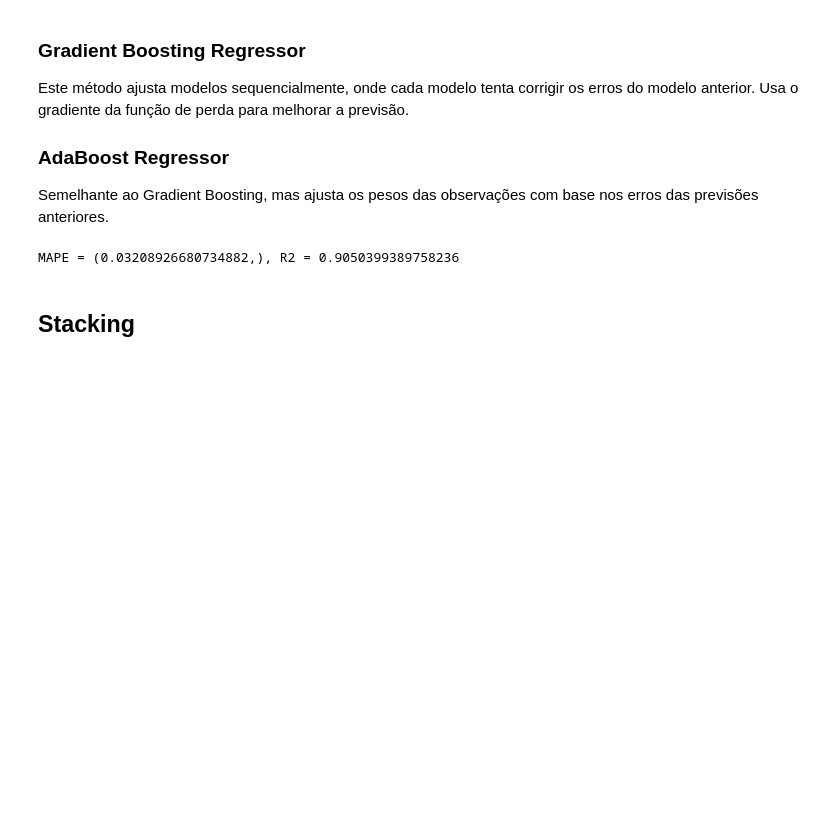
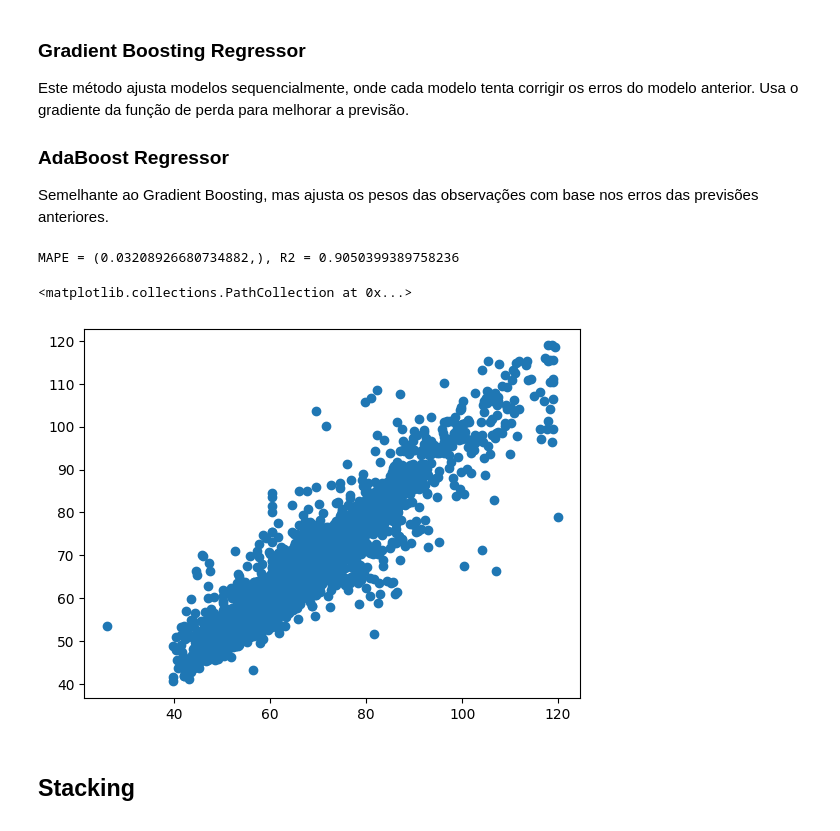
Before and after one commit to leandroneckel/aulas_data_science, a Jupyter notebook: Notebooks/Unidade 4/04_ensemble_methods.ipynb, the cells around one changed output. Drawn from its saved outputs; the diff is of its cells as text; code cells hidden in the pictures; blank space fills up the shorter version.

```diff
--- a/Notebooks/Unidade 4/04_ensemble_methods.ipynb
+++ b/Notebooks/Unidade 4/04_ensemble_methods.ipynb
@@ -80,6 +86,12 @@ r2 = r2_score(y_teste,y_prev)
 print(f'MAPE = {mape}, R2 = {r2}')
 # %% [output]
 MAPE = (0.03208926680734882,), R2 = 0.9050399389758236
+# %%
+import matplotlib.pyplot as plt
+plt.scatter(y_teste,y_prev)
+# %% [output]
+<matplotlib.collections.PathCollection at 0x...>
+[figure, added]
 # %% [markdown]
 ## Stacking
 
```
Also changed, not shown: parts of 4 cells of this notebook, 3 other files.
